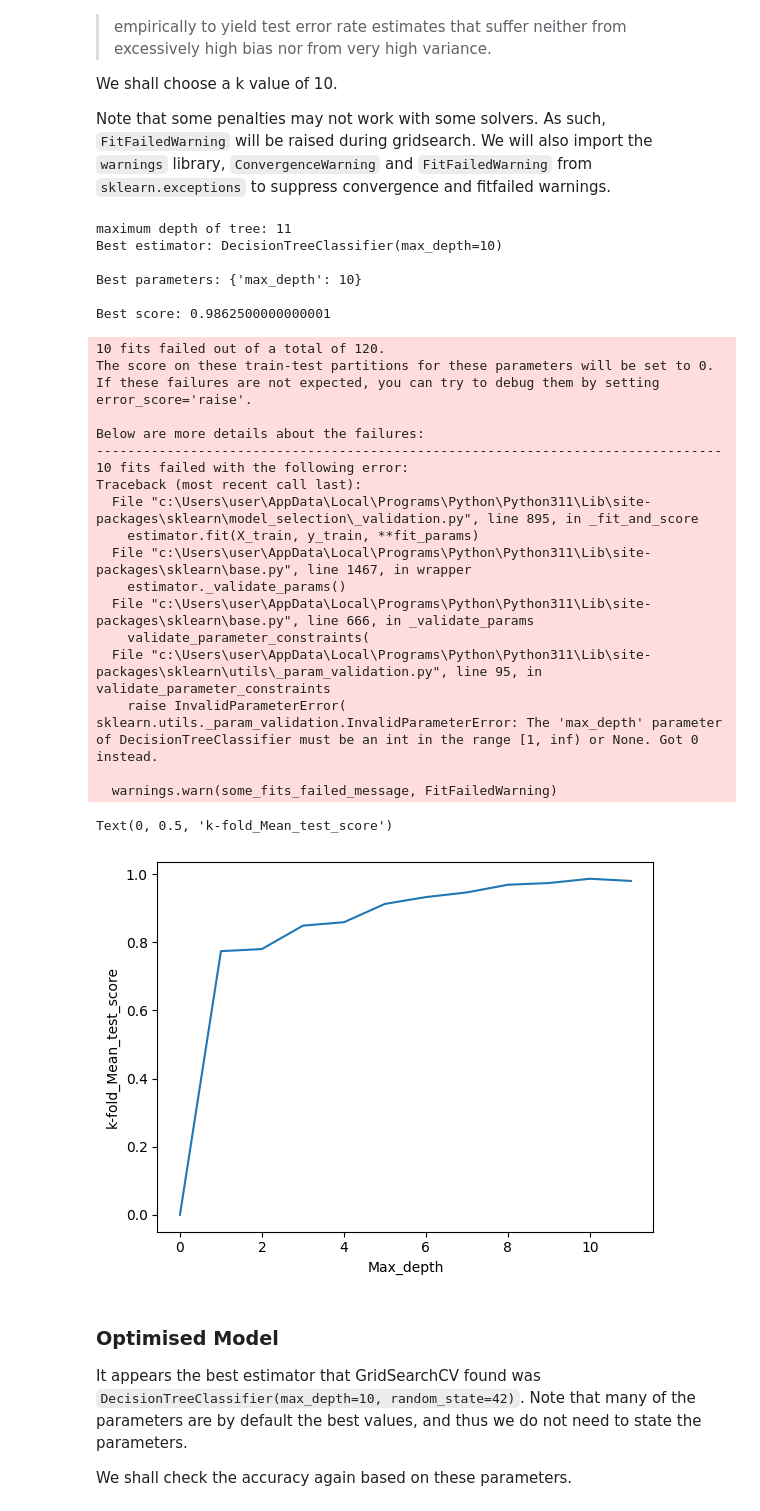
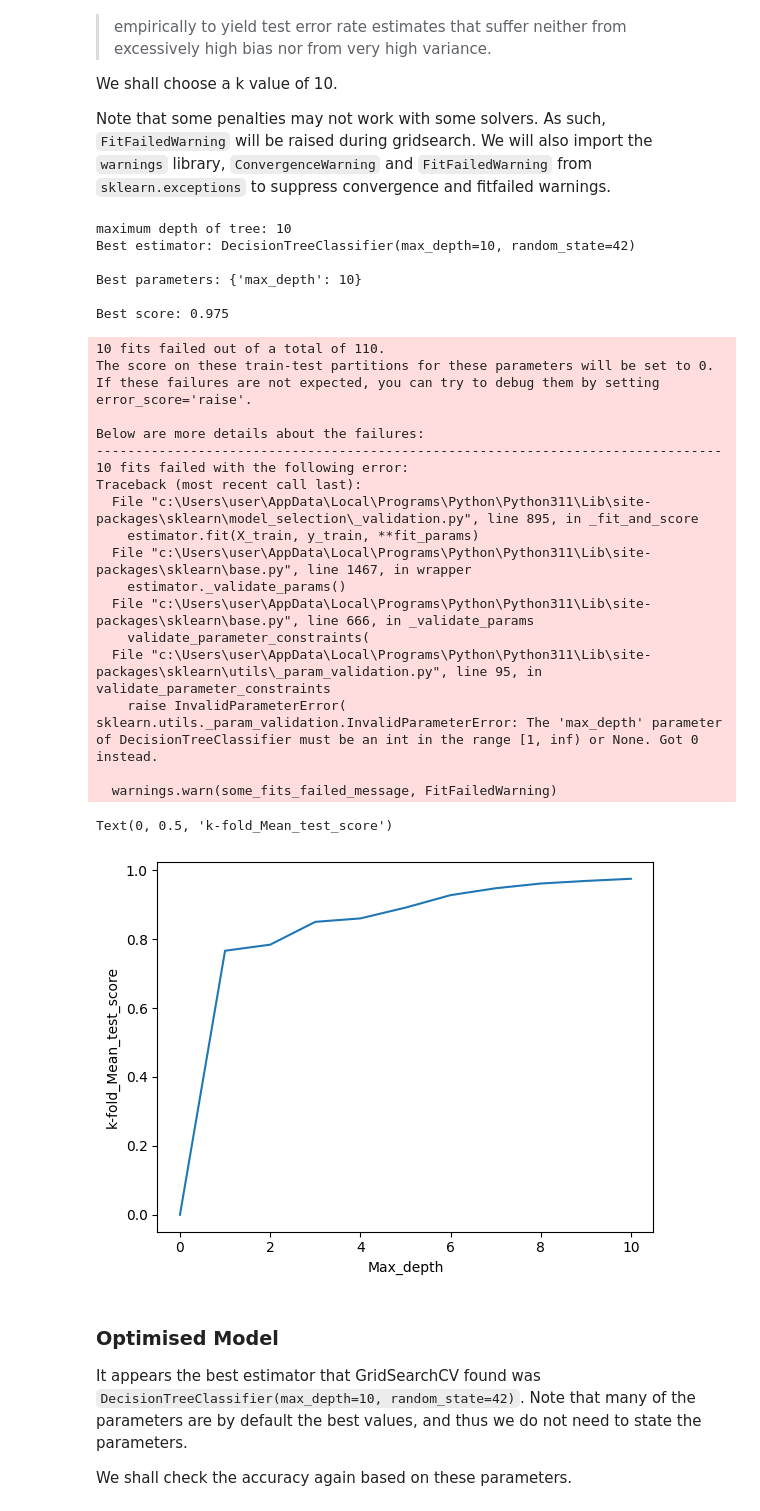
Before and after one commit to brandonleehs/SC1015-proj, a Jupyter notebook: decision-tree.ipynb, the cells around one changed output. Saved outputs shown, nothing was run; the diff lists cells and outputs as text; code cells hidden in the pictures.

```diff
--- a/decision-tree.ipynb
+++ b/decision-tree.ipynb
@@ -46,7 +47,7 @@ We will be importing our clean_data.csv dataset that we previously saved.\
 Dataset is a cleaned version of [Heart Disease](https://www.kaggle.com/datasets/johnsmith88/heart-disease-dataset). By David Lapp.
 # %%
 # Importing our dataset
-clean_data = pd.read_csv("datasets\clean_data.csv")
+clean_data = pd.read_csv("datasets\clean_data2.csv")
 
 print("Data dimensions:", clean_data.shape)
 
@@ -69,7 +70,7 @@ Data dimensions: (1000, 15)
 # %%
 # Make a list of numerical and categorical variables
 cat_var = ["sex", "chest_pain", "fasting_blood_sugar", "resting_ecg_result", "exercise_induced_angina", "new_st_depression",
-           "slope", "num_affected_vessels", "defect_type", "heart_disease"]
+           "slope", "num_affected_vessels", "defect_type", "heart_disease","exercise_problem"]
 num_var = [var for var in clean_data.columns if var not in cat_var]
 # %% [markdown]
 ### One Hot Encoding
@@ -252,9 +254,6 @@ Note that some penalties may not work with some solvers. As such, `FitFailedWarn
 # Split the data into predictors and response
 X = clean_data_encoded.drop(["heart_disease"], axis = 1)
 y = clean_data_encoded["heart_disease"]
-
-# Split the dataset into train and test (80:20 ratio)
-X_train, X_test, y_train, y_test = train_test_split(X, y, test_size = 0.20, random_state = 67)
 
 from sklearn.model_selection import GridSearchCV
 from sklearn.exceptions import ConvergenceWarning, FitFailedWarning
@@ -276,7 +275,7 @@ with warnings.catch_warnings():
 
 # We want to optimise for accuracy
 
-new_dec_tree = GridSearchCV(DecisionTreeClassifier(), param_grid = param_grid, cv = 10, scoring = "accuracy", error_score = 0)
+new_dec_tree = GridSearchCV(DecisionTreeClassifier(random_state=42), param_grid = param_grid, cv = 10, scoring = "accuracy", error_score = 0)
 
 new_dec_tree.fit(X_train, y_train)
 
@@ -287,38 +286,38 @@ print()
 print("Best score:", new_dec_tree.best_score_)
 #We can plot the mean test_scores of k-fold cross validation against max_depth
 x = param_grid["max_depth"]
 y = new_dec_tree.cv_results_["mean_test_score"]
 plt.plot(x,y)
 plt.xlabel("Max_depth")
 plt.ylabel("k-fold_Mean_test_score")
 # %% [output]
-maximum depth of tree: 11
-Best estimator: DecisionTreeClassifier(max_depth=10)
+maximum depth of tree: 10
+Best estimator: DecisionTreeClassifier(max_depth=10, random_state=42)
 
 Best parameters: {'max_depth': 10}
 
-Best score: 0.9862500000000001
+Best score: 0.975
-10 fits failed out of a total of 120.
+10 fits failed out of a total of 110.
 The score on these train-test partitions for these parameters will be set to 0.
 If these failures are not expected, you can try to debug them by setting error_score='raise'.
 
 Below are more details about the failures:
 --------------------------------------------------------------------------------
 10 fits failed with the following error:
 Traceback (most recent call last):
   File "c:\Users\user\AppData\Local\Programs\Python\Python311\Lib\site-packages\sklearn\model_selection\_validation.py", line 895, in _fit_and_score
     estimator.fit(X_train, y_train, **fit_params)
   File "c:\Users\user\AppData\Local\Programs\Python\Python311\Lib\site-packages\sklearn\base.py", line 1467, in wrapper
     estimator._validate_params()
   File "c:\Users\user\AppData\Local\Programs\Python\Python311\Lib\site-packages\sklearn\base.py", line 666, in _validate_params
     validate_parameter_constraints(
   File "c:\Users\user\AppData\Local\Programs\Python\Python311\Lib\site-packages\sklearn\utils\_param_validation.py", line 95, in validate_parameter_constraints
     raise InvalidParameterError(
 sklearn.utils._param_validation.InvalidParameterError: The 'max_depth' parameter of DecisionTreeClassifier must be an int in the range [1, inf) or None. Got 0 instead.
 
   warnings.warn(some_fits_failed_message, FitFailedWarning)
 Text(0, 0.5, 'k-fold_Mean_test_score')
-[figure, old version]
+[figure, new version]
 # %% [markdown]
 ### Optimised Model
 
```
Also changed, not shown: parts of 11 cells of this notebook, 1 other file.
